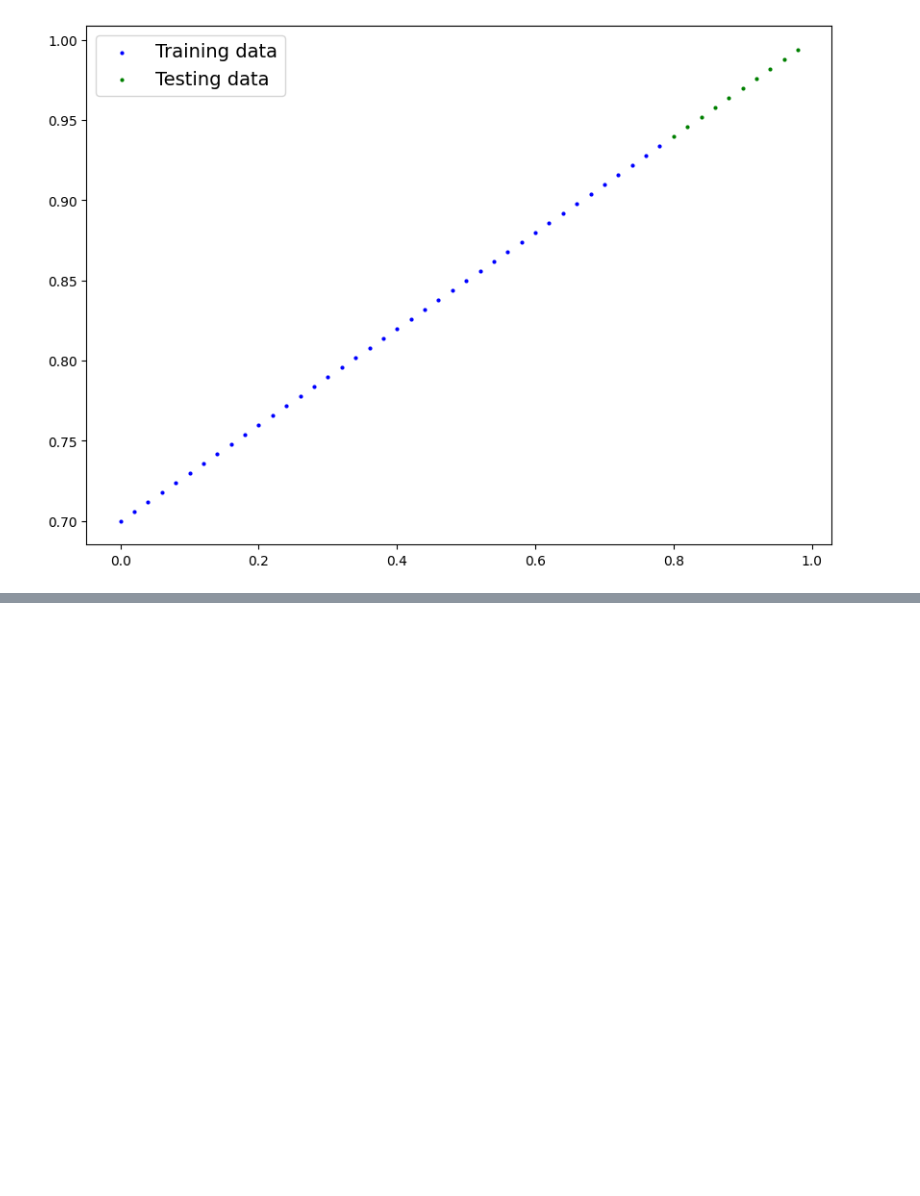
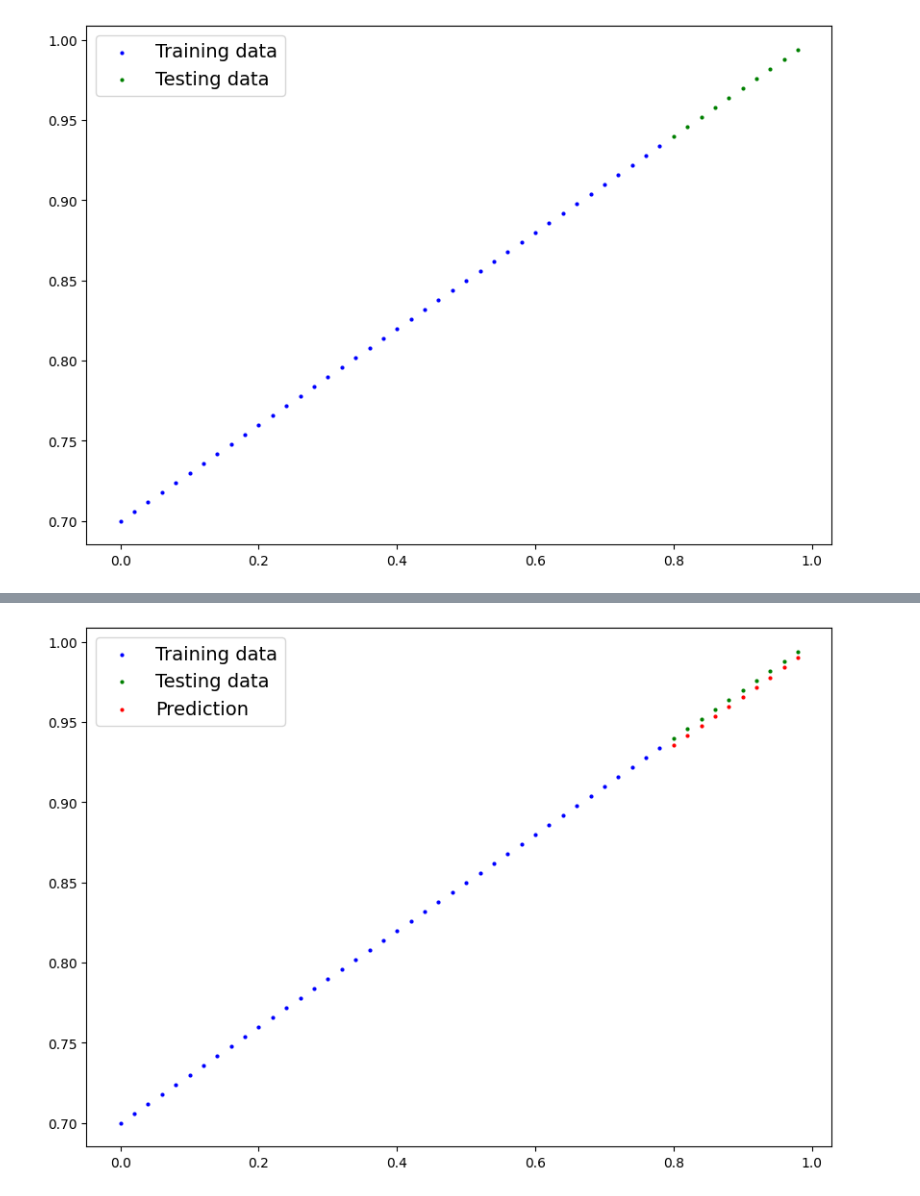
Before and after one commit to potato-stack/Pytorch_learning, a Jupyter notebook: 01_pytorch_workflow.ipynb, the cells around one changed output, grey strips where cells are left out. Saved outputs shown, nothing was run; the diff lists cells and outputs as text; code cells hidden in the pictures; blank space fills up the shorter version.

```diff
--- a/01_pytorch_workflow.ipynb
+++ b/01_pytorch_workflow.ipynb
@@ -106,0 +304,6 @@ plot_predictions()
+# %%
+with torch.inference_mode():
+    new_predicts = model(X_test)
+    plot_predictions(predictions=new_predicts)
+# %% [output]
+[figure, added]
```
Also changed, not shown: parts of 16 cells of this notebook, 1 other file.
